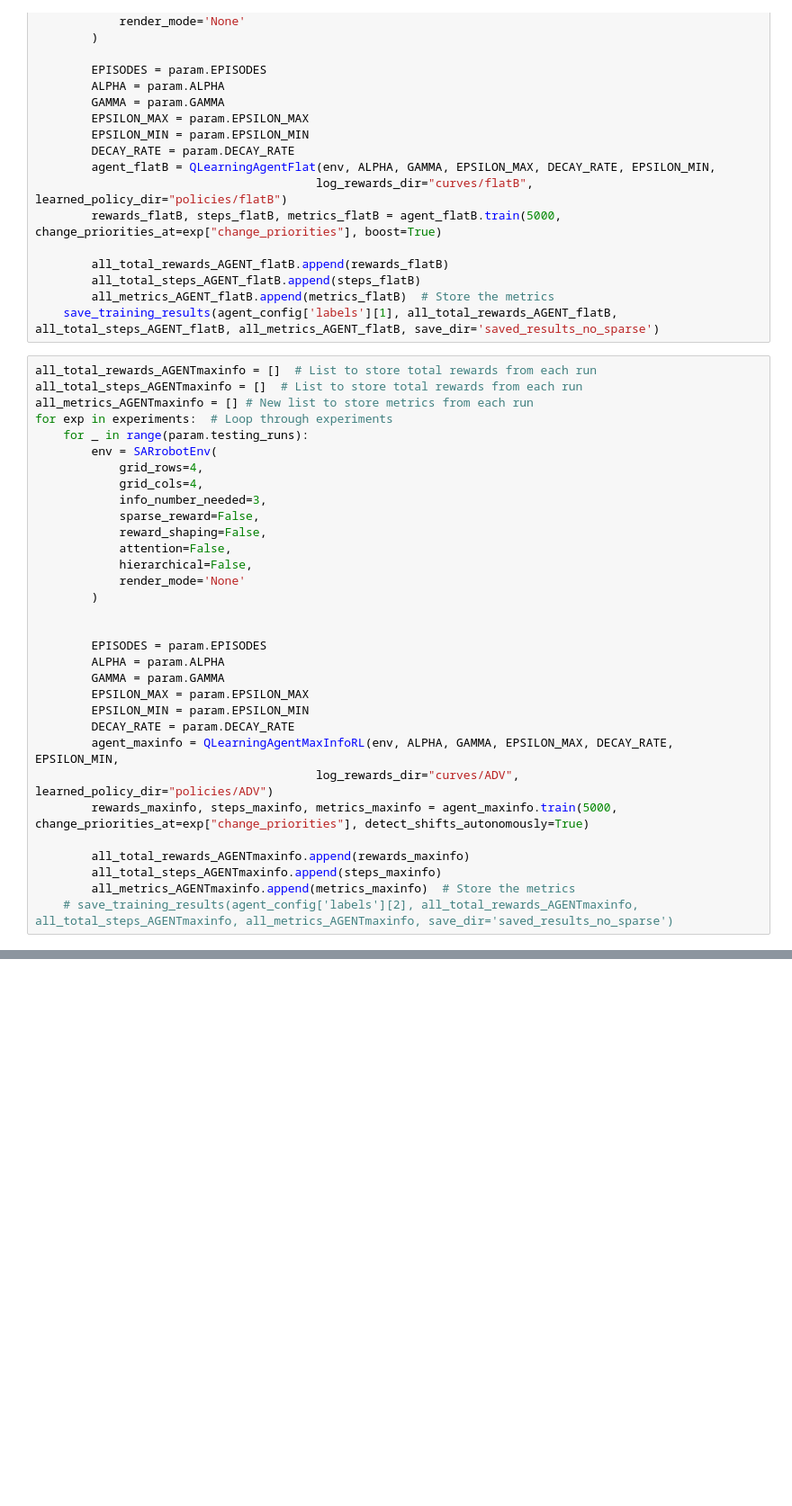
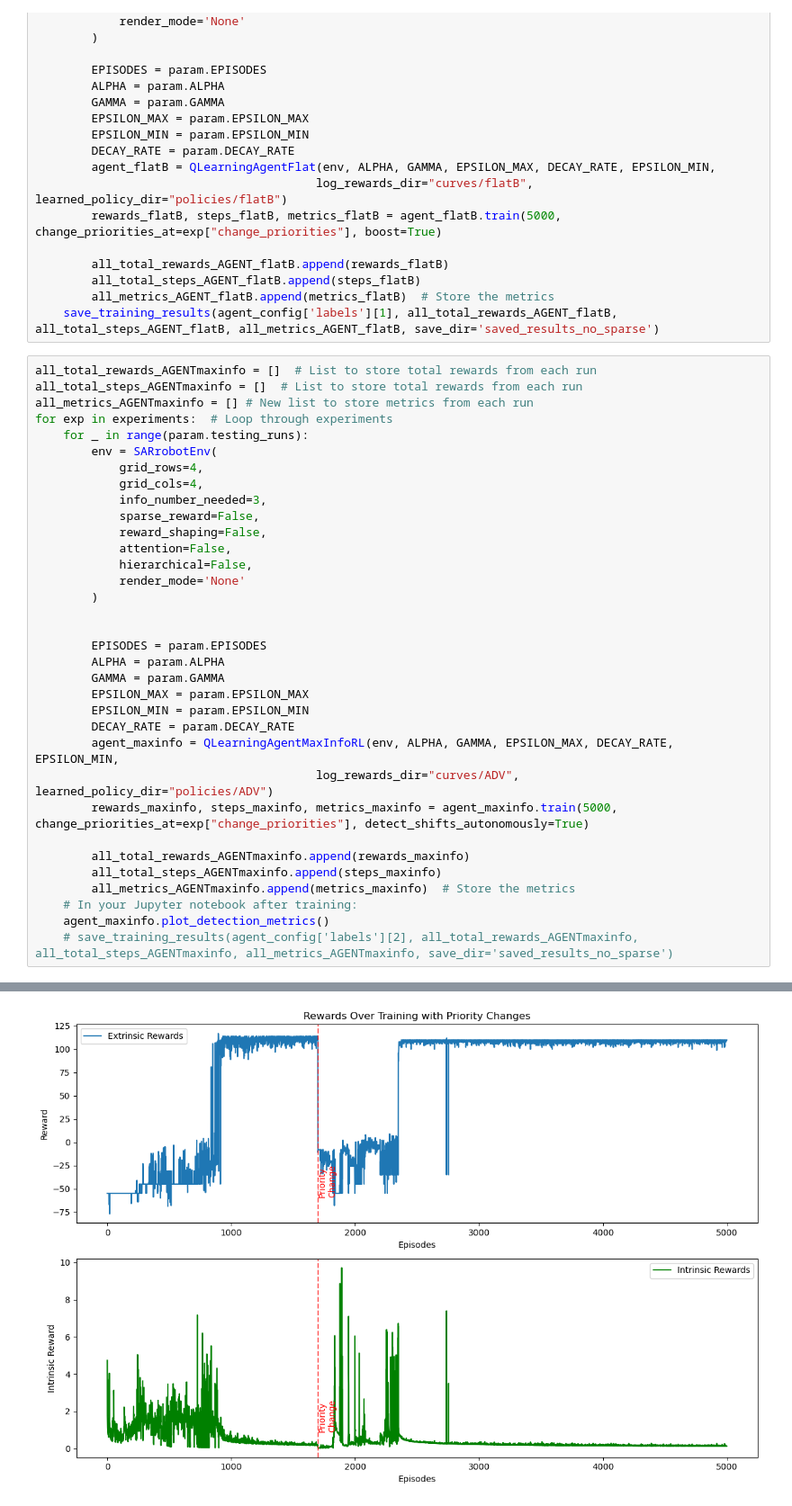
Before and after one commit to dimipan/DynamicPriorities, a Jupyter notebook: RL_agent_dual_main.ipynb, the cells around one changed output, grey strips where cells are left out. Shown at 90% size. Cells and saved outputs as stored; diff of their text form; blank space fills up the shorter version.

```diff
--- a/RL_agent_dual_main.ipynb
+++ b/RL_agent_dual_main.ipynb
@@ -1956,4 +1956,7 @@ for exp in experiments:  # Loop through experiments
         all_total_rewards_AGENTmaxinfo.append(rewards_maxinfo)
         all_total_steps_AGENTmaxinfo.append(steps_maxinfo)
         all_metrics_AGENTmaxinfo.append(metrics_maxinfo)  # Store the metrics
+    # In your Jupyter notebook after training:
+    agent_maxinfo.plot_detection_metrics()
     # save_training_results(agent_config['labels'][2], all_total_rewards_AGENTmaxinfo, all_total_steps_AGENTmaxinfo, all_metrics_AGENTmaxinfo, save_dir='saved_results_no_sparse')
+# %% [output]
@@ -1959,0 +1990 @@ for exp in experiments:  # Loop through experiments
+[figure, added]
```
Also changed, not shown: parts of 2 cells of this notebook, 3 other files.
